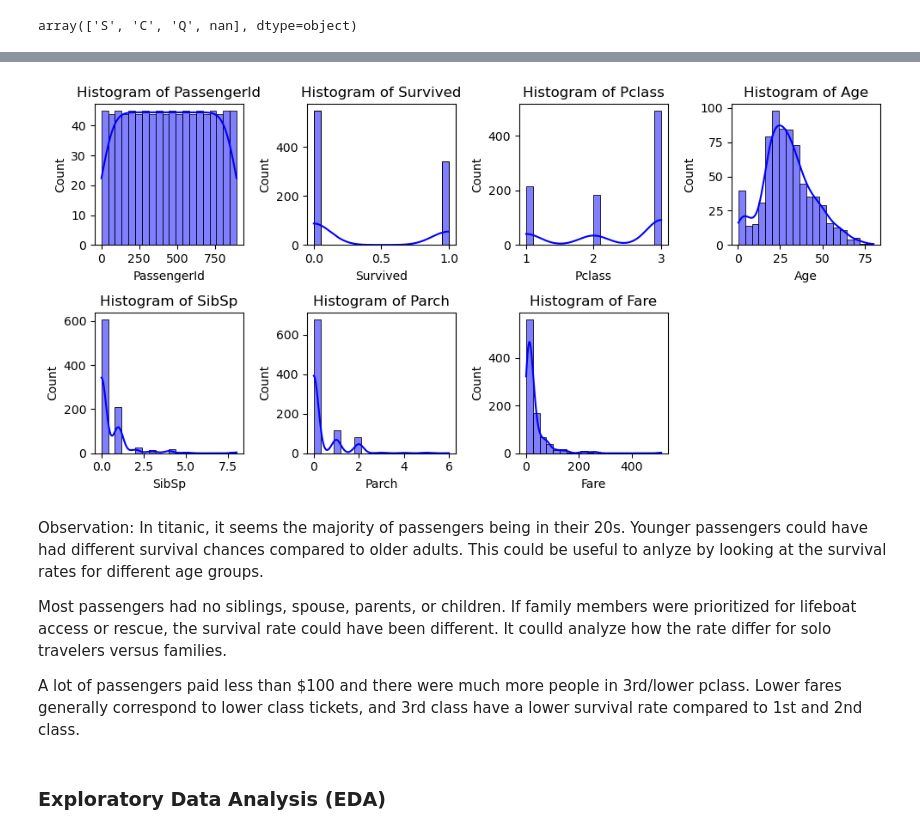
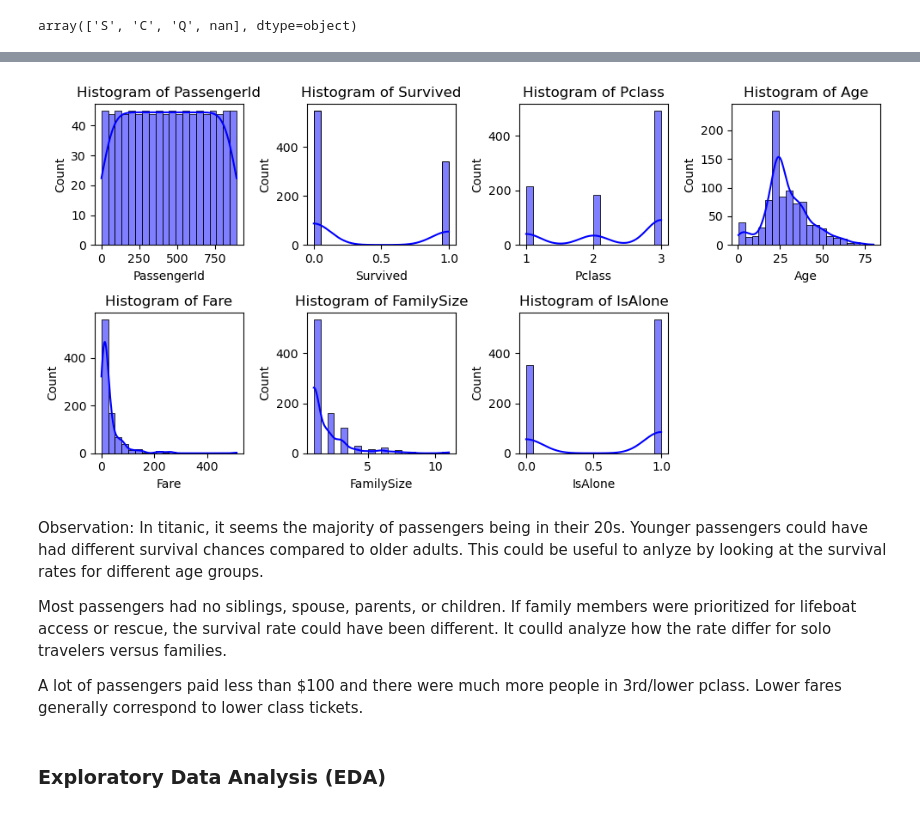
Before and after one commit to Graceyujung/Kaggle, a Jupyter notebook: Kaggle/titanic/titanic.ipynb, the cells around one changed output, grey strips where cells are left out. Cells and saved outputs as stored; diff of their text form; code cells hidden in the pictures.

```diff
--- a/Kaggle/titanic/titanic.ipynb
+++ b/Kaggle/titanic/titanic.ipynb
@@ -145,5 +126,5 @@ array([nan, 'C85', 'C123', 'E46', 'G6', 'C103', 'D56', 'A6',
        'B102', 'B69', 'E49', 'C47', 'D28', 'E17', 'A24', 'C50', 'B42',
        'C148'], dtype=object)
 # %%
-data.drop(columns=['Cabin'], inplace=True)
+data.drop(columns=['Cabin', 'Name', 'Ticket'], inplace=True)
 # %% [markdown]
@@ -172,0 +168,8 @@ Observation: The most common port can be a reasonable guess for two missing valu
+# %%
+data['FamilySize'] = data['SibSp'] + data['Parch'] + 1  # +1 for self
+
+# Create 'IsAlone' feature
+data['IsAlone'] = (data['FamilySize'] == 1).astype(int)
+# %%
+df =  data.drop(['SibSp', 'Parch'], axis=1).copy()
+df.head()
@@ -173,19 +183,21 @@ Observation: The most common port can be a reasonable guess for two missing valu
 # %%
+numerical_columns = df.select_dtypes(include=['number']).columns
+
 plt.figure(figsize=(10,5))
-for i, col in enumerate(numerical_cols, 1):
+for i, col in enumerate(numerical_columns, 1):
     plt.subplot(2, 4, i)
-    sns.histplot(data[col], kde=True, bins=20, color='blue')
+    sns.histplot(df[col], kde=True, bins=20, color='blue')
     plt.title(f'Histogram of {col}')
     plt.tight_layout()
 plt.show()
 # %% [output]
-[figure, old version]
+[figure, new version]
 # %% [markdown]
 Observation: In titanic, it seems the majority of passengers being in their 20s. Younger passengers could have had different survival chances compared to older adults. This could be useful to anlyze by looking at the survival rates for different age groups.
 
 Most passengers had no siblings, spouse, parents, or children. If family members were prioritized for lifeboat access or rescue, the survival rate could have been different. It coulld analyze how the rate differ for solo travelers versus families.
 
-A lot of passengers paid less than $100 and there were much more people in 3rd/lower pclass. Lower fares generally correspond to lower class tickets, and 3rd class have a lower survival rate compared to 1st and 2nd class.
+A lot of passengers paid less than $100 and there were much more people in 3rd/lower pclass. Lower fares generally correspond to lower class tickets.
 # %% [markdown]
 ### Exploratory Data Analysis (EDA)
 # %%
```
Also changed, not shown: parts of 27 cells of this notebook.
